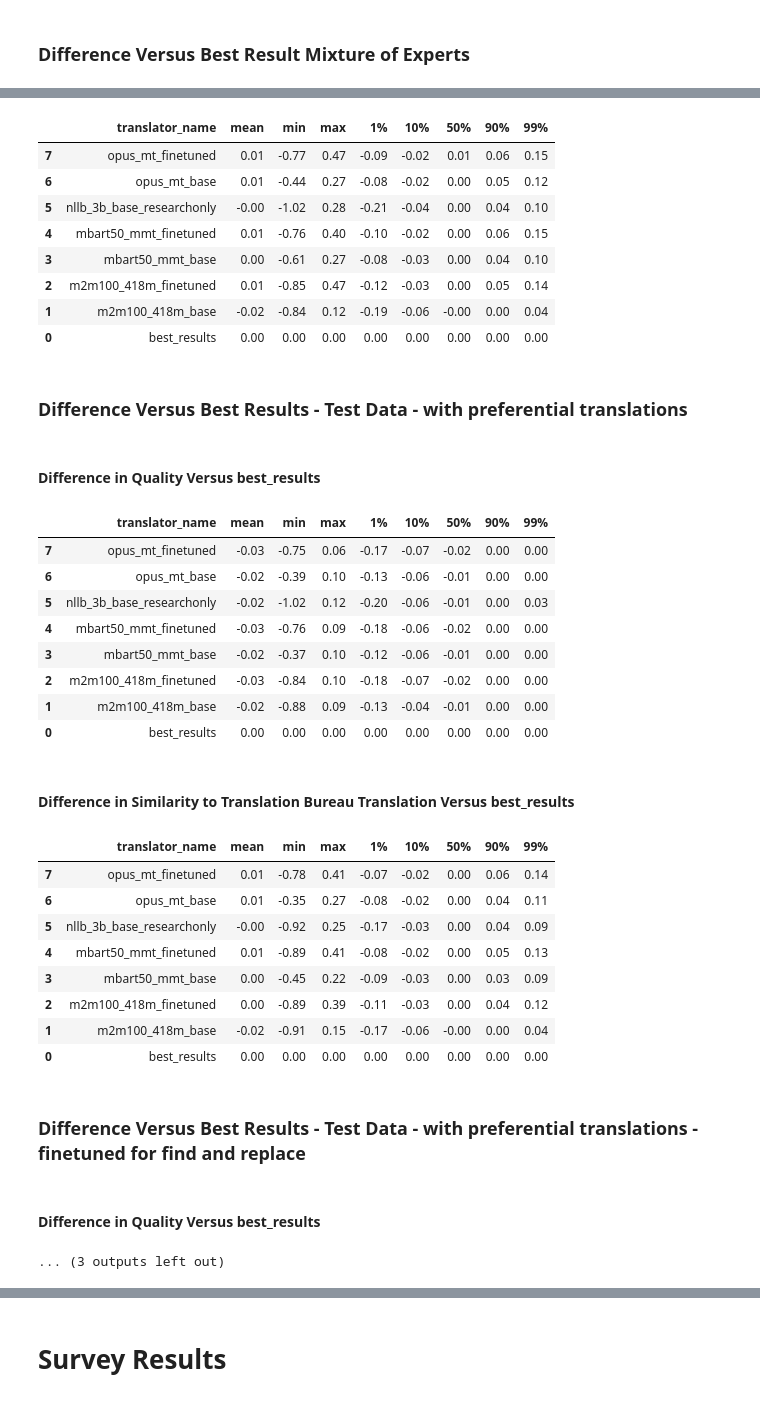
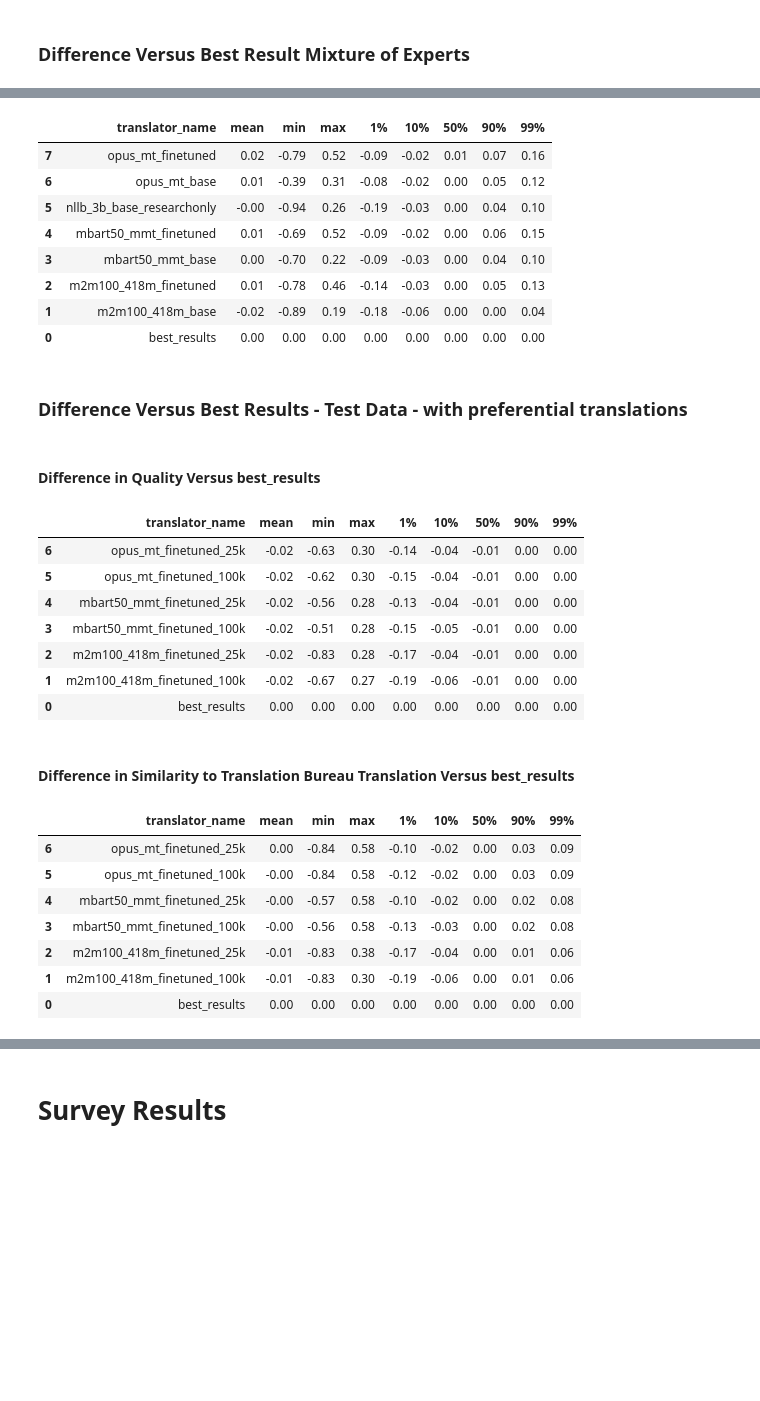
Before and after one commit to KevinCarr42/CSAS-Translations, a Jupyter notebook: evaluate_translations.ipynb, the cells around one changed output, grey strips where cells are left out. Saved outputs shown, nothing was run; the diff lists cells and outputs as text; code cells hidden in the pictures; blank space fills up the shorter version.

```diff
--- a/evaluate_translations.ipynb
+++ b/evaluate_translations.ipynb
@@ -128,3 +10,0 @@ for df, error_list in [
-# %%
-for x in [test_rules_error_list, test_rules_v2_error_list, train_rules_error_list, train_rules_v2_error_list]:
-    print(len(x))
@@ -135,0 +11,21 @@ for x in [test_rules_error_list, test_rules_v2_error_list, train_rules_error_lis
+# %%
+# TODO: redo this after split into models for error counting, do some EDA to check how error-prone each model is
+
+df_test_rules_error_data = pd.read_json("translation_results/translation_errors_test_rules_20250912-0111.json").T
+df_train_rules_error_data = pd.read_json("translation_results/translation_errors_train_rules_20250912-0654.json").T
+
+test_rules_error_list = df_test_rules_error_data.index.to_list()
+train_rules_error_list = df_train_rules_error_data.index.to_list()
+
+for df, error_list, n in [
+    (df_test_no_rules, list(), 7),
+    (df_test_rules, test_rules_error_list, 6),
+    (df_train_no_rules, list(), 7),
+    (df_train_rules, train_rules_error_list, 6),
+]:
+    df['error'] = False
+    if error_list:
+        df.iloc[
+            [x for sample in error_list for x in range((sample - 1) * n, sample * n)],
+            df.columns.get_loc('error')
+        ] = True
@@ -443,7 +400,6 @@ Quality of Translations Versus Translation Bureau
 # %%
 display_stats(df_test_no_rules, heading="\nDifference Versus Best Results - Test Data - no find and replace\n", compare_to_column="best_results")
 display_stats(df_test_rules, heading="\nDifference Versus Best Results - Test Data - with preferential translations\n", compare_to_column="best_results")
-display_stats(df_test_rules_v2, heading="\nDifference Versus Best Results - Test Data - with preferential translations - finetuned for find and replace\n", compare_to_column="best_results")
 # %% [output]
 Difference Versus Best Results - Test Data - no find and replace
 Difference in Quality Versus best_results
@@ -458,38 +414,33 @@ Difference in Quality Versus best_results
 | 0 | best_results | 0.00 | 0.00 | 0.00 | 0.00 | 0.00 | 0.00 | 0.00 | 0.00 |
 Difference in Similarity to Translation Bureau Translation Versus best_results
 |  | translator_name | mean | min | max | 1% | 10% | 50% | 90% | 99% |
-| 7 | opus_mt_finetuned | 0.01 | -0.77 | 0.47 | -0.09 | -0.02 | 0.01 | 0.06 | 0.15 |
-| 6 | opus_mt_base | 0.01 | -0.44 | 0.27 | -0.08 | -0.02 | 0.00 | 0.05 | 0.12 |
-| 5 | nllb_3b_base_researchonly | -0.00 | -1.02 | 0.28 | -0.21 | -0.04 | 0.00 | 0.04 | 0.10 |
-| 4 | mbart50_mmt_finetuned | 0.01 | -0.76 | 0.40 | -0.10 | -0.02 | 0.00 | 0.06 | 0.15 |
-| 3 | mbart50_mmt_base | 0.00 | -0.61 | 0.27 | -0.08 | -0.03 | 0.00 | 0.04 | 0.10 |
-| 2 | m2m100_418m_finetuned | 0.01 | -0.85 | 0.47 | -0.12 | -0.03 | 0.00 | 0.05 | 0.14 |
-| 1 | m2m100_418m_base | -0.02 | -0.84 | 0.12 | -0.19 | -0.06 | -0.00 | 0.00 | 0.04 |
+| 7 | opus_mt_finetuned | 0.02 | -0.79 | 0.52 | -0.09 | -0.02 | 0.01 | 0.07 | 0.16 |
+| 6 | opus_mt_base | 0.01 | -0.39 | 0.31 | -0.08 | -0.02 | 0.00 | 0.05 | 0.12 |
+| 5 | nllb_3b_base_researchonly | -0.00 | -0.94 | 0.26 | -0.19 | -0.03 | 0.00 | 0.04 | 0.10 |
+| 4 | mbart50_mmt_finetuned | 0.01 | -0.69 | 0.52 | -0.09 | -0.02 | 0.00 | 0.06 | 0.15 |
+| 3 | mbart50_mmt_base | 0.00 | -0.70 | 0.22 | -0.09 | -0.03 | 0.00 | 0.04 | 0.10 |
+| 2 | m2m100_418m_finetuned | 0.01 | -0.78 | 0.46 | -0.14 | -0.03 | 0.00 | 0.05 | 0.13 |
+| 1 | m2m100_418m_base | -0.02 | -0.89 | 0.19 | -0.18 | -0.06 | 0.00 | 0.00 | 0.04 |
 | 0 | best_results | 0.00 | 0.00 | 0.00 | 0.00 | 0.00 | 0.00 | 0.00 | 0.00 |
 Difference Versus Best Results - Test Data - with preferential translations
 Difference in Quality Versus best_results
 |  | translator_name | mean | min | max | 1% | 10% | 50% | 90% | 99% |
-| 7 | opus_mt_finetuned | -0.03 | -0.75 | 0.06 | -0.17 | -0.07 | -0.02 | 0.00 | 0.00 |
-| 6 | opus_mt_base | -0.02 | -0.39 | 0.10 | -0.13 | -0.06 | -0.01 | 0.00 | 0.00 |
-| 5 | nllb_3b_base_researchonly | -0.02 | -1.02 | 0.12 | -0.20 | -0.06 | -0.01 | 0.00 | 0.03 |
-| 4 | mbart50_mmt_finetuned | -0.03 | -0.76 | 0.09 | -0.18 | -0.06 | -0.02 | 0.00 | 0.00 |
-| 3 | mbart50_mmt_base | -0.02 | -0.37 | 0.10 | -0.12 | -0.06 | -0.01 | 0.00 | 0.00 |
-| 2 | m2m100_418m_finetuned | -0.03 | -0.84 | 0.10 | -0.18 | -0.07 | -0.02 | 0.00 | 0.00 |
-| 1 | m2m100_418m_base | -0.02 | -0.88 | 0.09 | -0.13 | -0.04 | -0.01 | 0.00 | 0.00 |
+| 6 | opus_mt_finetuned_25k | -0.02 | -0.63 | 0.30 | -0.14 | -0.04 | -0.01 | 0.00 | 0.00 |
+| 5 | opus_mt_finetuned_100k | -0.02 | -0.62 | 0.30 | -0.15 | -0.04 | -0.01 | 0.00 | 0.00 |
+| 4 | mbart50_mmt_finetuned_25k | -0.02 | -0.56 | 0.28 | -0.13 | -0.04 | -0.01 | 0.00 | 0.00 |
+| 3 | mbart50_mmt_finetuned_100k | -0.02 | -0.51 | 0.28 | -0.15 | -0.05 | -0.01 | 0.00 | 0.00 |
+| 2 | m2m100_418m_finetuned_25k | -0.02 | -0.83 | 0.28 | -0.17 | -0.04 | -0.01 | 0.00 | 0.00 |
+| 1 | m2m100_418m_finetuned_100k | -0.02 | -0.67 | 0.27 | -0.19 | -0.06 | -0.01 | 0.00 | 0.00 |
 | 0 | best_results | 0.00 | 0.00 | 0.00 | 0.00 | 0.00 | 0.00 | 0.00 | 0.00 |
 Difference in Similarity to Translation Bureau Translation Versus best_results
 |  | translator_name | mean | min | max | 1% | 10% | 50% | 90% | 99% |
-| 7 | opus_mt_finetuned | 0.01 | -0.78 | 0.41 | -0.07 | -0.02 | 0.00 | 0.06 | 0.14 |
-| 6 | opus_mt_base | 0.01 | -0.35 | 0.27 | -0.08 | -0.02 | 0.00 | 0.04 | 0.11 |
-| 5 | nllb_3b_base_researchonly | -0.00 | -0.92 | 0.25 | -0.17 | -0.03 | 0.00 | 0.04 | 0.09 |
-| 4 | mbart50_mmt_finetuned | 0.01 | -0.89 | 0.41 | -0.08 | -0.02 | 0.00 | 0.05 | 0.13 |
-| 3 | mbart50_mmt_base | 0.00 | -0.45 | 0.22 | -0.09 | -0.03 | 0.00 | 0.03 | 0.09 |
-| 2 | m2m100_418m_finetuned | 0.00 | -0.89 | 0.39 | -0.11 | -0.03 | 0.00 | 0.04 | 0.12 |
-| 1 | m2m100_418m_base | -0.02 | -0.91 | 0.15 | -0.17 | -0.06 | -0.00 | 0.00 | 0.04 |
+| 6 | opus_mt_finetuned_25k | 0.00 | -0.84 | 0.58 | -0.10 | -0.02 | 0.00 | 0.03 | 0.09 |
+| 5 | opus_mt_finetuned_100k | -0.00 | -0.84 | 0.58 | -0.12 | -0.02 | 0.00 | 0.03 | 0.09 |
+| 4 | mbart50_mmt_finetuned_25k | -0.00 | -0.57 | 0.58 | -0.10 | -0.02 | 0.00 | 0.02 | 0.08 |
+| 3 | mbart50_mmt_finetuned_100k | -0.00 | -0.56 | 0.58 | -0.13 | -0.03 | 0.00 | 0.02 | 0.08 |
+| 2 | m2m100_418m_finetuned_25k | -0.01 | -0.83 | 0.38 | -0.17 | -0.04 | 0.00 | 0.01 | 0.06 |
+| 1 | m2m100_418m_finetuned_100k | -0.01 | -0.83 | 0.30 | -0.19 | -0.06 | 0.00 | 0.01 | 0.06 |
 | 0 | best_results | 0.00 | 0.00 | 0.00 | 0.00 | 0.00 | 0.00 | 0.00 | 0.00 |
-Difference Versus Best Results - Test Data - with preferential translations - finetuned for find and replace
-Difference in Quality Versus best_results
-... (3 outputs left out)
 # %%
 display_stats(df_train_no_rules, heading="\nDifference Versus Best Results - Training Data - no find and replace\n", compare_to_column="best_results")
 display_stats(df_train_rules, heading="\nDifference Versus Best Results - Training Data - with preferential translations\n", compare_to_column="best_results")
```
Also changed, not shown: parts of 16 cells of this notebook, 2 other files.
